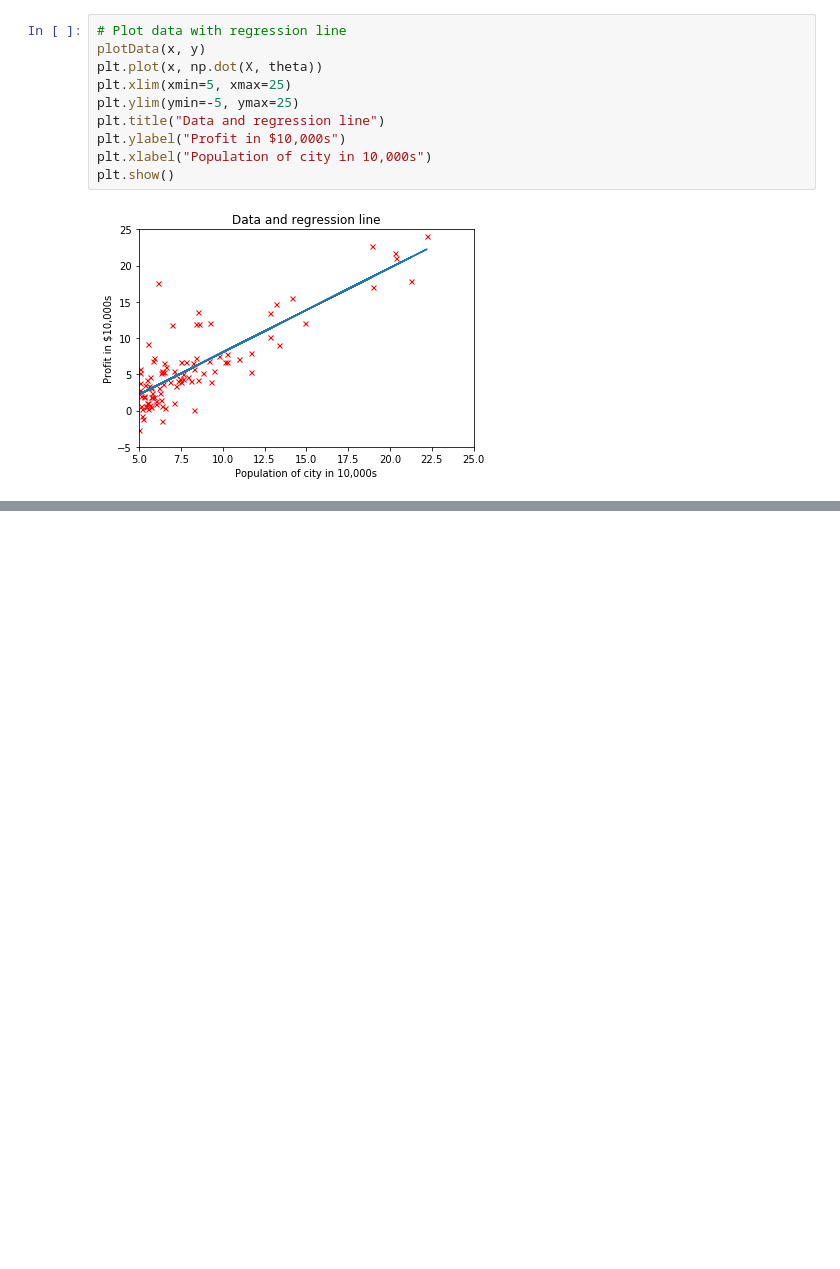
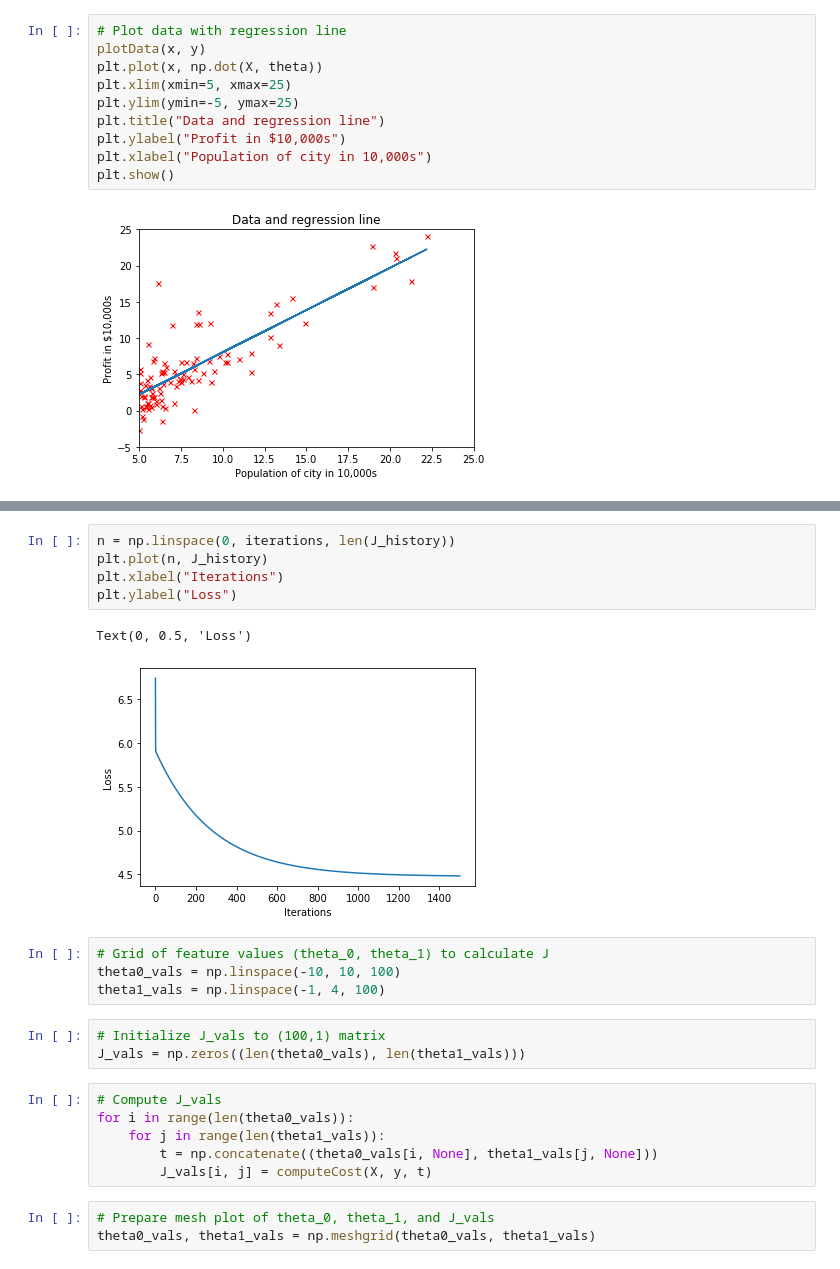
Before and after one commit to kdan5/statml, a Jupyter notebook: linear-regression/Linear Regression.ipynb, the cells around one changed output, grey strips where cells are left out. Cells and saved outputs as stored; diff of their text form; blank space fills up the shorter version.

Commit message:
Added visual analysis code

```diff
--- a/linear-regression/Linear Regression.ipynb
+++ b/linear-regression/Linear Regression.ipynb
@@ -96,0 +111,24 @@ plt.show()
+# %%
+n = np.linspace(0, iterations, len(J_history))
+plt.plot(n, J_history)
+plt.xlabel("Iterations")
+plt.ylabel("Loss")
+# %% [output]
+Text(0, 0.5, 'Loss')
+[figure, added]
+# %%
+# Grid of feature values (theta_0, theta_1) to calculate J
+theta0_vals = np.linspace(-10, 10, 100)
+theta1_vals = np.linspace(-1, 4, 100)
+# %%
+# Initialize J_vals to (100,1) matrix
+J_vals = np.zeros((len(theta0_vals), len(theta1_vals)))
+# %%
+# Compute J_vals
+for i in range(len(theta0_vals)):
+    for j in range(len(theta1_vals)):
+        t = np.concatenate((theta0_vals[i, None], theta1_vals[j, None]))
+        J_vals[i, j] = computeCost(X, y, t)
+# %%
+# Prepare mesh plot of theta_0, theta_1, and J_vals
+theta0_vals, theta1_vals = np.meshgrid(theta0_vals, theta1_vals)
```
Also changed, not shown: parts of 5 cells of this notebook.
